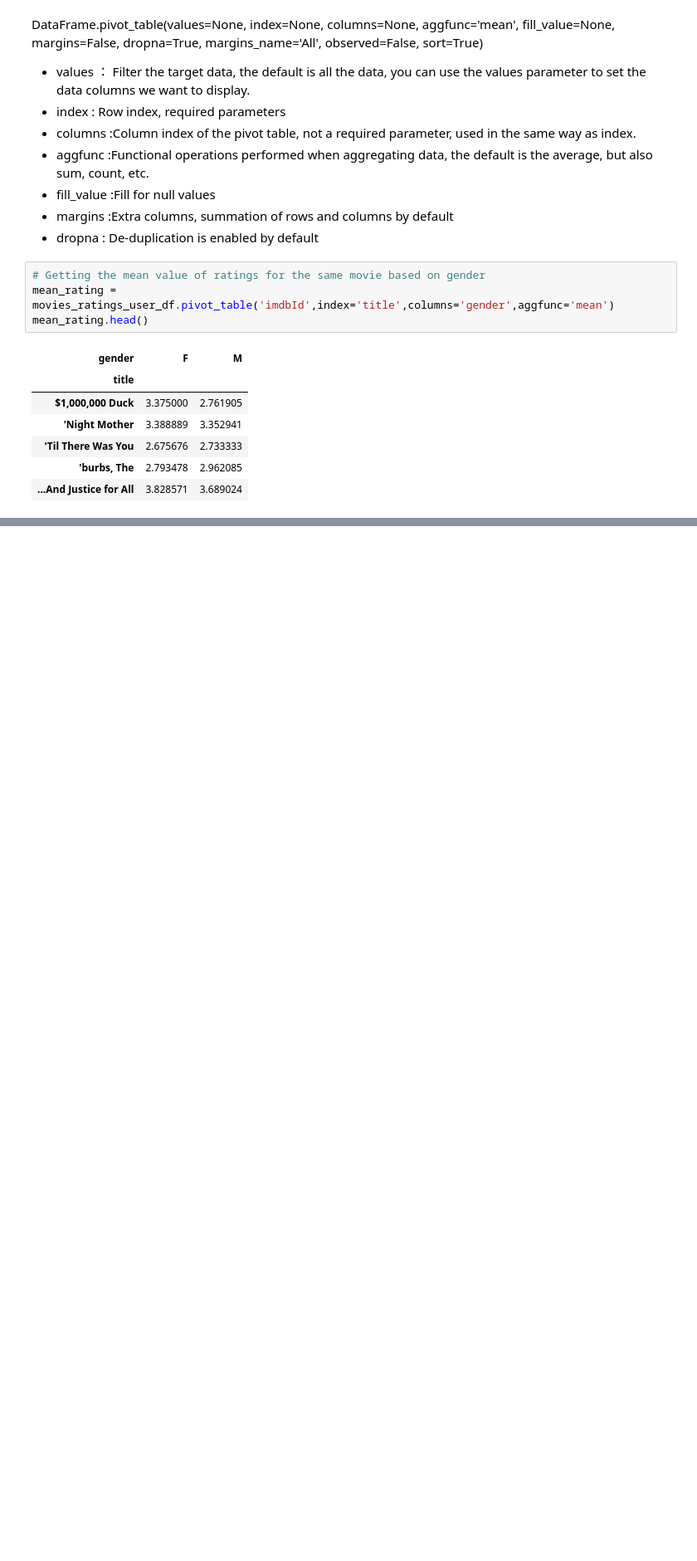
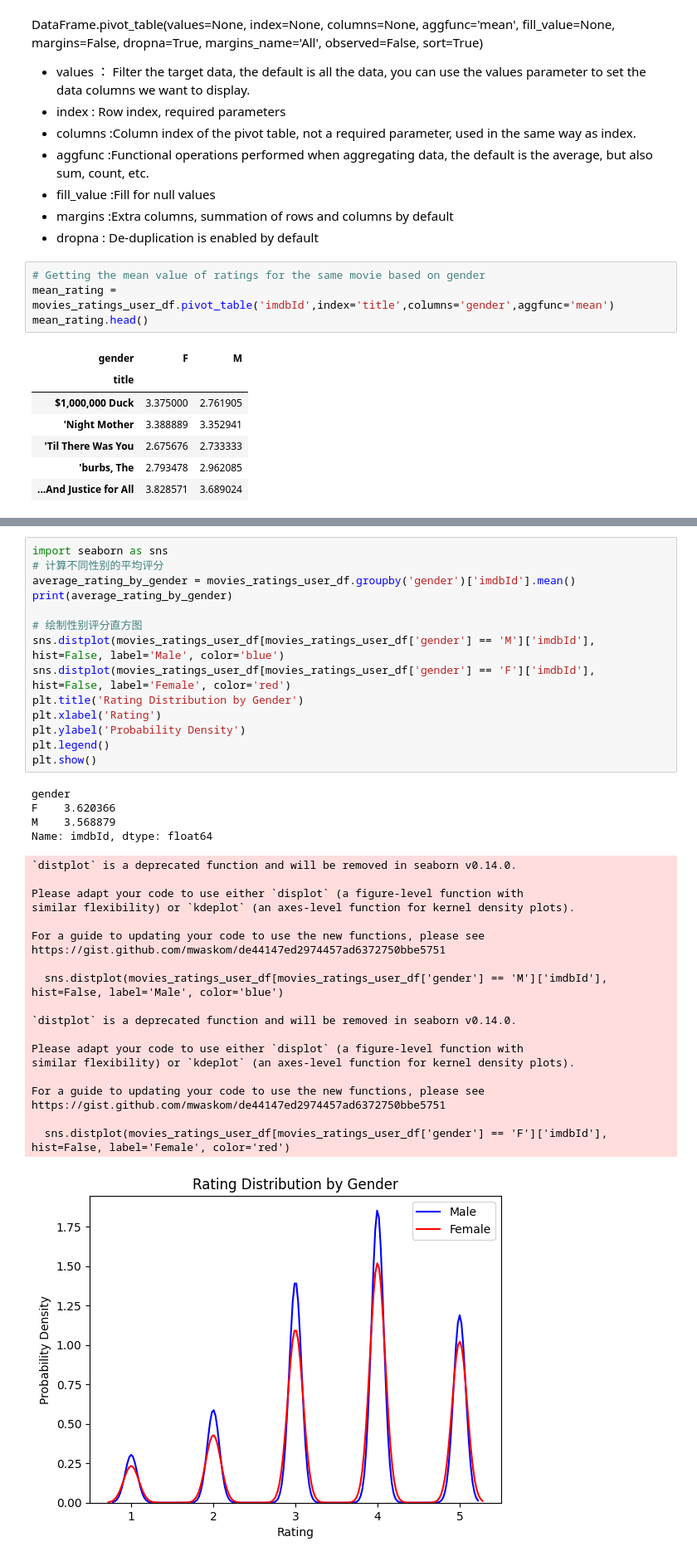
Before and after one commit to cifiyoo/hwt-project, a Jupyter notebook: hwt-project.ipynb, the cells around one changed output, grey strips where cells are left out. Shown at 83% size. Cells and saved outputs as stored; diff of their text form; blank space fills up the shorter version.

Commit message:
Add files via upload
The relationship between gender and ratings.

```diff
--- a/hwt-project.ipynb
+++ b/hwt-project.ipynb
@@ -324,0 +337,39 @@ mean_rating.head()
+# %%
+import seaborn as sns
+# 计算不同性别的平均评分
+average_rating_by_gender = movies_ratings_user_df.groupby('gender')['imdbId'].mean()
+print(average_rating_by_gender)
+
+# 绘制性别评分直方图
+sns.distplot(movies_ratings_user_df[movies_ratings_user_df['gender'] == 'M']['imdbId'], hist=False, label='Male', color='blue')
+sns.distplot(movies_ratings_user_df[movies_ratings_user_df['gender'] == 'F']['imdbId'], hist=False, label='Female', color='red')
+plt.title('Rating Distribution by Gender')
+plt.xlabel('Rating')
+plt.ylabel('Probability Density')
+plt.legend()
+plt.show()
+# %% [output]
+gender
+F    3.620366
+M    3.568879
+Name: imdbId, dtype: float64
+`distplot` is a deprecated function and will be removed in seaborn v0.14.0.
+
+Please adapt your code to use either `displot` (a figure-level function with
+similar flexibility) or `kdeplot` (an axes-level function for kernel density plots).
+
+For a guide to updating your code to use the new functions, please see
+https://gist.github.com/mwaskom/de44147ed2974457ad6372750bbe5751
+
+  sns.distplot(movies_ratings_user_df[movies_ratings_user_df['gender'] == 'M']['imdbId'], hist=False, label='Male', color='blue')
+
+`distplot` is a deprecated function and will be removed in seaborn v0.14.0.
+
+Please adapt your code to use either `displot` (a figure-level function with
+similar flexibility) or `kdeplot` (an axes-level function for kernel density plots).
+
+For a guide to updating your code to use the new functions, please see
+https://gist.github.com/mwaskom/de44147ed2974457ad6372750bbe5751
+
+  sns.distplot(movies_ratings_user_df[movies_ratings_user_df['gender'] == 'F']['imdbId'], hist=False, label='Female', color='red')
+[figure, added]
```
Also changed, not shown: parts of 1 cell of this notebook.
